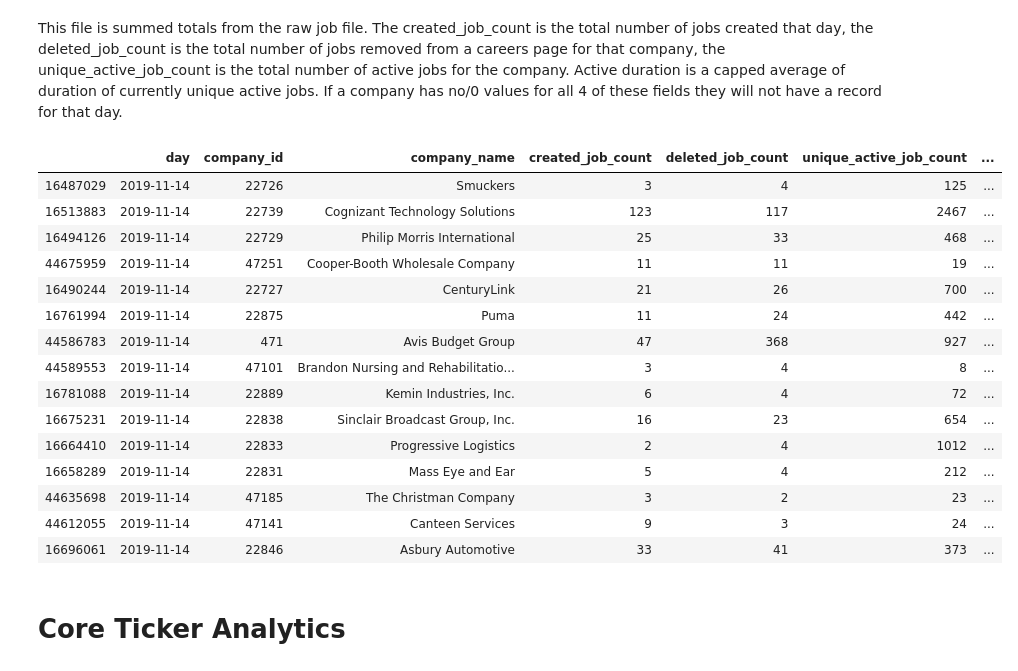
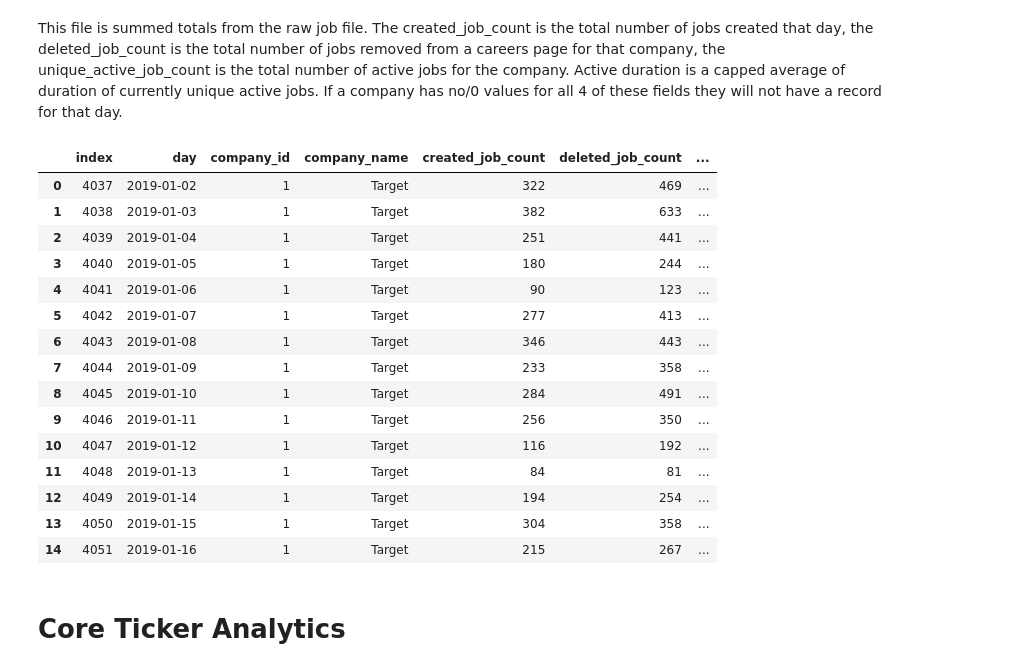
Before and after one commit to LinkUp/Job-Market-Data, a Jupyter notebook: Product Documentation/Product Onboarding.ipynb, the cells around one changed output. Saved outputs shown, nothing was run; the diff lists cells and outputs as text; code cells hidden in the pictures.

```diff
--- a/Product Documentation/Product Onboarding.ipynb
+++ b/Product Documentation/Product Onboarding.ipynb
@@ -127,28 +129,26 @@ ScrapeLog.head(15)
 # %% [markdown]
 This file is summed totals from the raw job file. The created_job_count is the total number of jobs created that day, the deleted_job_count is the total number of jobs removed from a careers page for that company, the unique_active_job_count is the total number of active jobs for the company. Active duration is a capped average of duration of currently unique active jobs.  If a company has no/0 values for all 4 of these fields they will not have a record for that day.
 # %%
-company_analytics = pd.read_csv('core_company_analytics_2019-11-14.csv');
-company_analytics = company_analytics[company_analytics.day > '2019-01-01']
-company_analytics.sort_values(by=['day'], inplace=True)
-company_analytics = company_analytics[(company_analytics.created_job_count > 1) & (company_analytics.deleted_job_count > 1) & (company_analytics.unique_active_job_count > 1)]
-company_analytics.tail(15)
+company_analytics = pd.read_csv('core_company_analytics_2019-11-19.csv.gz')
+company_analytics = company_analytics[company_analytics.day > '2019-01-01'].reset_index()
+company_analytics.head(15)
 # %% [output]
-|  | day | company_id | company_name | created_job_count | deleted_job_count | unique_active_job_count | ... |
-| 16487029 | 2019-11-14 | 22726 | Smuckers | 3 | 4 | 125 | ... |
-| 16513883 | 2019-11-14 | 22739 | Cognizant Technology Solutions | 123 | 117 | 2467 | ... |
-| 16494126 | 2019-11-14 | 22729 | Philip Morris International | 25 | 33 | 468 | ... |
-| 44675959 | 2019-11-14 | 47251 | Cooper-Booth Wholesale Company | 11 | 11 | 19 | ... |
-| 16490244 | 2019-11-14 | 22727 | CenturyLink | 21 | 26 | 700 | ... |
-| 16761994 | 2019-11-14 | 22875 | Puma | 11 | 24 | 442 | ... |
-| 44586783 | 2019-11-14 | 471 | Avis Budget Group | 47 | 368 | 927 | ... |
-| 44589553 | 2019-11-14 | 47101 | Brandon Nursing and Rehabilitatio... | 3 | 4 | 8 | ... |
-| 16781088 | 2019-11-14 | 22889 | Kemin Industries, Inc. | 6 | 4 | 72 | ... |
-| 16675231 | 2019-11-14 | 22838 | Sinclair Broadcast Group, Inc. | 16 | 23 | 654 | ... |
-| 16664410 | 2019-11-14 | 22833 | Progressive Logistics | 2 | 4 | 1012 | ... |
-| 16658289 | 2019-11-14 | 22831 | Mass Eye and Ear | 5 | 4 | 212 | ... |
-| 44635698 | 2019-11-14 | 47185 | The Christman Company | 3 | 2 | 23 | ... |
-| 44612055 | 2019-11-14 | 47141 | Canteen Services | 9 | 3 | 24 | ... |
-| 16696061 | 2019-11-14 | 22846 | Asbury Automotive | 33 | 41 | 373 | ... |
+|  | index | day | company_id | company_name | created_job_count | deleted_job_count | ... |
+| 0 | 4037 | 2019-01-02 | 1 | Target | 322 | 469 | ... |
+| 1 | 4038 | 2019-01-03 | 1 | Target | 382 | 633 | ... |
+| 2 | 4039 | 2019-01-04 | 1 | Target | 251 | 441 | ... |
+| 3 | 4040 | 2019-01-05 | 1 | Target | 180 | 244 | ... |
+| 4 | 4041 | 2019-01-06 | 1 | Target | 90 | 123 | ... |
+| 5 | 4042 | 2019-01-07 | 1 | Target | 277 | 413 | ... |
+| 6 | 4043 | 2019-01-08 | 1 | Target | 346 | 443 | ... |
+| 7 | 4044 | 2019-01-09 | 1 | Target | 233 | 358 | ... |
+| 8 | 4045 | 2019-01-10 | 1 | Target | 284 | 491 | ... |
+| 9 | 4046 | 2019-01-11 | 1 | Target | 256 | 350 | ... |
+| 10 | 4047 | 2019-01-12 | 1 | Target | 116 | 192 | ... |
+| 11 | 4048 | 2019-01-13 | 1 | Target | 84 | 81 | ... |
+| 12 | 4049 | 2019-01-14 | 1 | Target | 194 | 254 | ... |
+| 13 | 4050 | 2019-01-15 | 1 | Target | 304 | 358 | ... |
+| 14 | 4051 | 2019-01-16 | 1 | Target | 215 | 267 | ... |
 # %% [markdown]
 # Core Ticker Analytics
 # %% [markdown]
```
Also changed, not shown: parts of 6 cells of this notebook.
